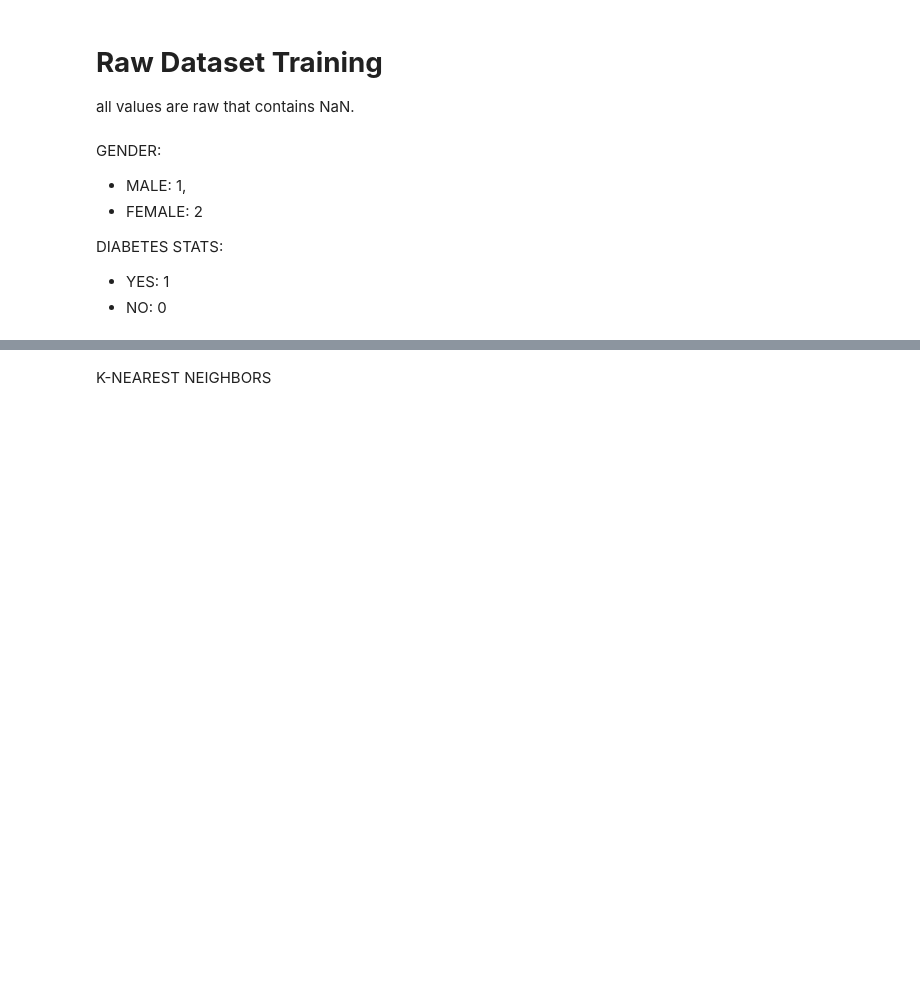
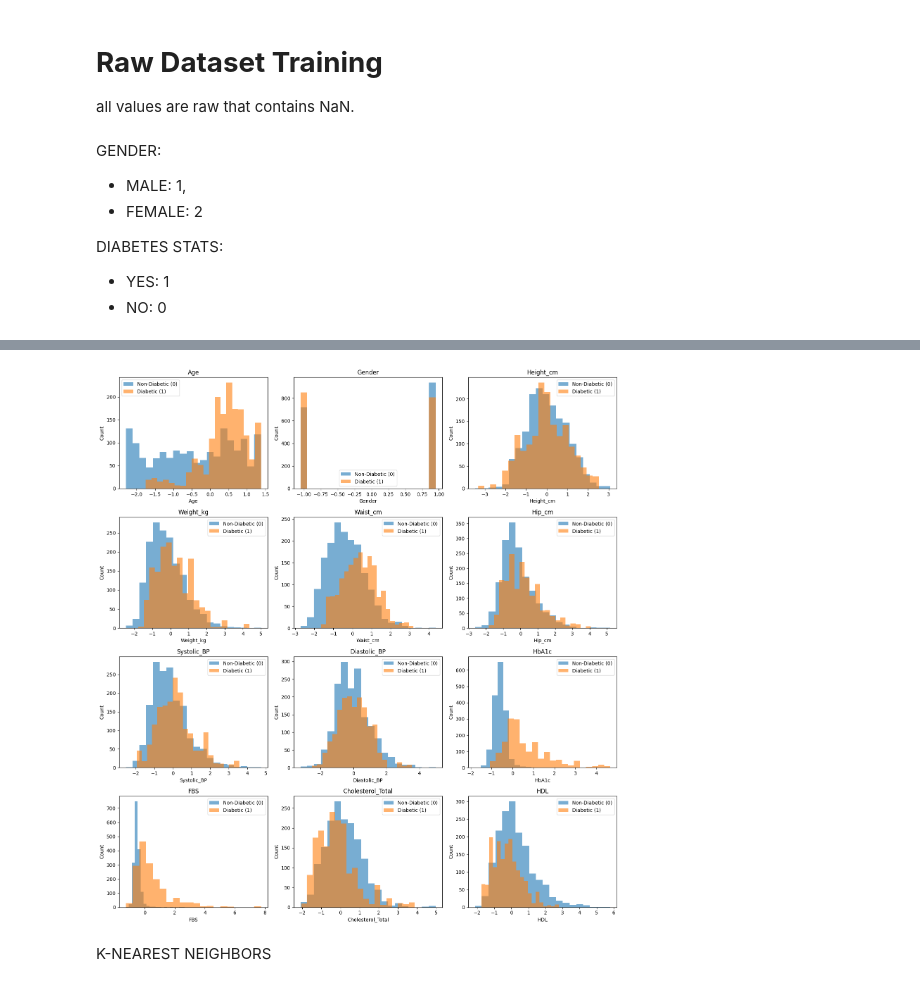
Before and after one commit to Jarmen24/thesis_diabetes, a Jupyter notebook: train_data.ipynb, the cells around one changed output, grey strips where cells are left out. Drawn from its saved outputs; the diff is of its cells as text; code cells hidden in the pictures; blank space fills up the shorter version.

```diff
--- a/train_data.ipynb
+++ b/train_data.ipynb
@@ -47,6 +80,11 @@ sns.heatmap(df_clean.corr(), annot=True, cmap='RdYlGn')
 <Axes: >
 [figure]
 # %%
+from sklearn.model_selection import train_test_split
+
+X = df_clean.drop(columns=["Diabetes_Status"])
+y = df_clean["Diabetes_Status"]
+
 X_train, X_temp, y_train, y_temp = train_test_split(
     X, y, test_size=0.4, stratify=y, random_state=42
 )
@@ -149,3 +188,37 @@ print(len(y_train[y_train==0]))
+# %%
+
+import matplotlib.pyplot as plt
+
+target = "Diabetes_Status"
+features = train.drop(columns=[target]).columns
+
+# create grid: adjust rows/cols depending on number of features
+n_cols = 3
+n_rows = (len(features) + n_cols - 1) // n_cols  # auto rows
+
+fig, axes = plt.subplots(n_rows, n_cols, figsize=(15, 4*n_rows))
+axes = axes.flatten()  # make axes iterable
+
+for i, col in enumerate(features):
+    ax = axes[i]
+    train[train[target] == 0][col].plot(kind="hist", bins=20, alpha=0.6, label="Non-Diabetic (0)", ax=ax)
+    train[train[target] == 1][col].plot(kind="hist", bins=20, alpha=0.6, label="Diabetic (1)", ax=ax)
+
+    ax.set_title(f"{col}")
+    ax.set_xlabel(col)
+    ax.set_ylabel("Count")
+    ax.legend()
+
+# remove empty subplots if any
+for j in range(i+1, len(axes)):
+    fig.delaxes(axes[j])
+
+
+plt.tight_layout()
+plt.savefig("diabetes_distributions.png", dpi=300)  # save image
+plt.show()
+# %% [output]
+[figure, added]
 # %% [markdown]
 K-NEAREST NEIGHBORS
 # %%
```
Also changed, not shown: parts of 14 cells of this notebook.
